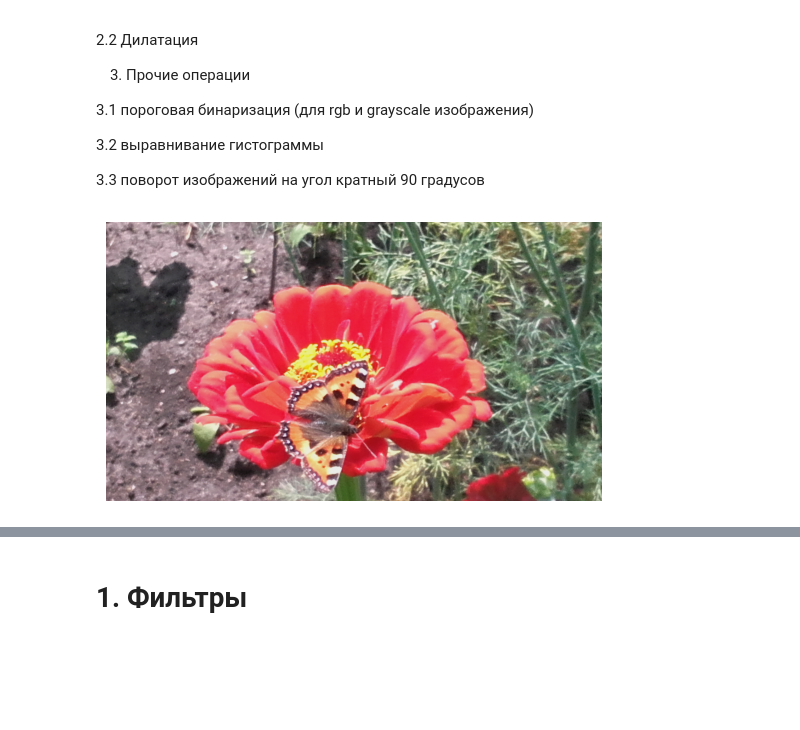
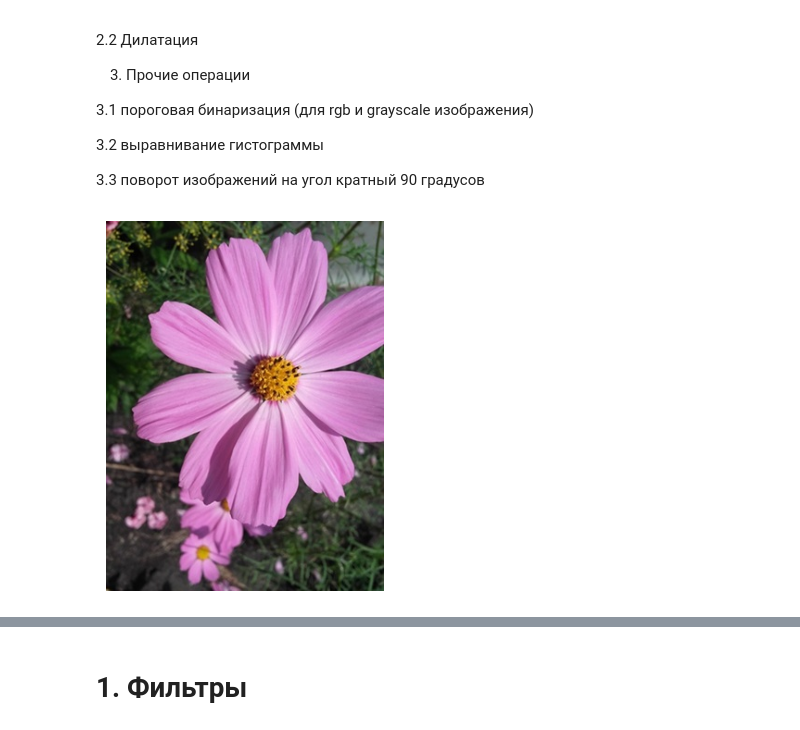
Before and after one commit to PavelORT/Computer_vision_labs, a Jupyter notebook: Lab1_CV/Lab1_CV.ipynb, the cells around one changed output, grey strips where cells are left out. Drawn from its saved outputs; the diff is of its cells as text; code cells hidden in the pictures; blank space fills up the shorter version.

```diff
--- a/Lab1_CV/Lab1_CV.ipynb
+++ b/Lab1_CV/Lab1_CV.ipynb
@@ -31,10 +33,10 @@ import matplotlib.image as mpimg
 # %%
-image1 = mpimg.imread('../Sourse_Images/butterfly_on_a_flower.jpg')
+image1 = mpimg.imread('../Sourse_Images/flowers_sm_sz3.jpg')#salt_paper0.jpg
 plt.imshow(image1)
 plt.axis('off')  # скрыть оси
 plt.show()
 # %% [output]
-[figure, old version]
+[figure, new version]
 # %%
 print(f"Размер: {image1.shape}")
 print(f"Тип данных: {image1.dtype}")
```
Also changed, not shown: parts of 18 cells of this notebook, 5 other files.
